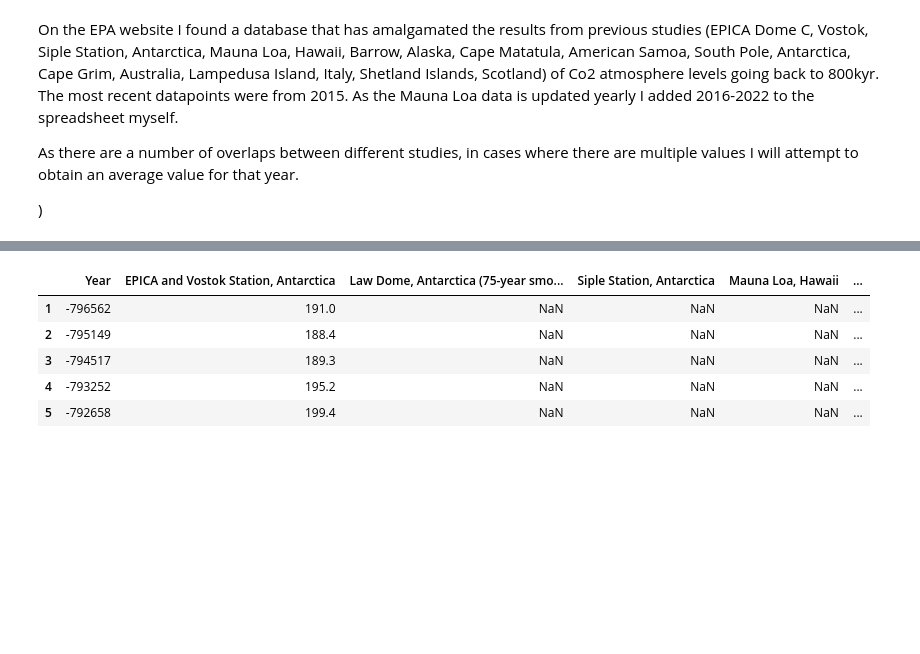
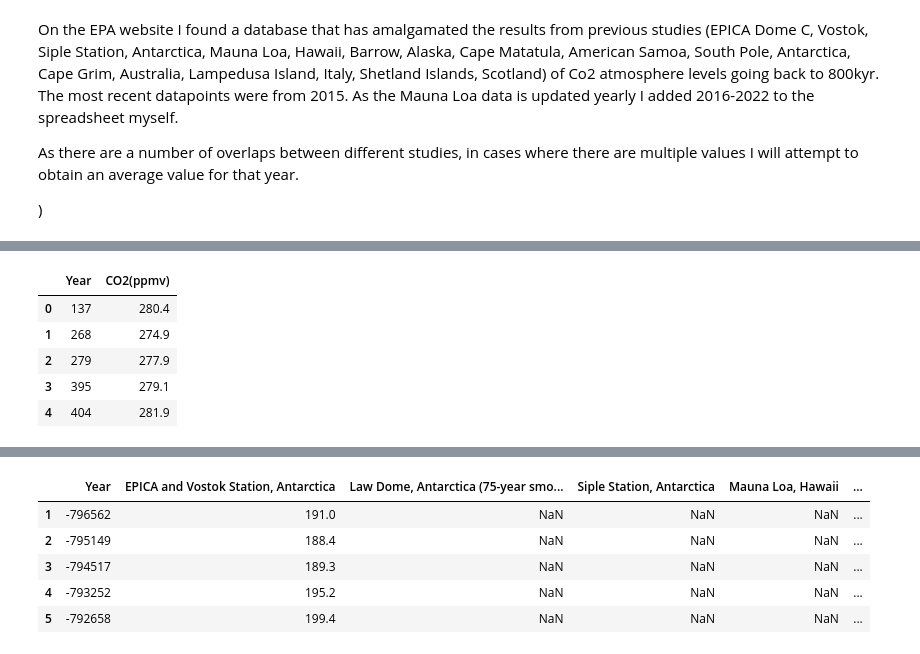
Before and after one commit to Kevin002023/PFDA--Climate-Project, a Jupyter notebook: PFDA-Project-2.ipynb, the cells around one changed output, grey strips where cells are left out. Drawn from its saved outputs; the diff is of its cells as text; code cells hidden in the pictures; blank space fills up the shorter version.

```diff
--- a/PFDA-Project-2.ipynb
+++ b/PFDA-Project-2.ipynb
@@ -55,0 +71,9 @@ As there are a number of overlaps between different studies, in cases where ther
+# %%
+nature.head()
+# %% [output]
+|  | Year | CO2(ppmv) |
+| 0 | 137 | 280.4 |
+| 1 | 268 | 274.9 |
+| 2 | 279 | 277.9 |
+| 3 | 395 | 279.1 |
+| 4 | 404 | 281.9 |
```
Also changed, not shown: parts of 2 cells of this notebook, 1 other file.
